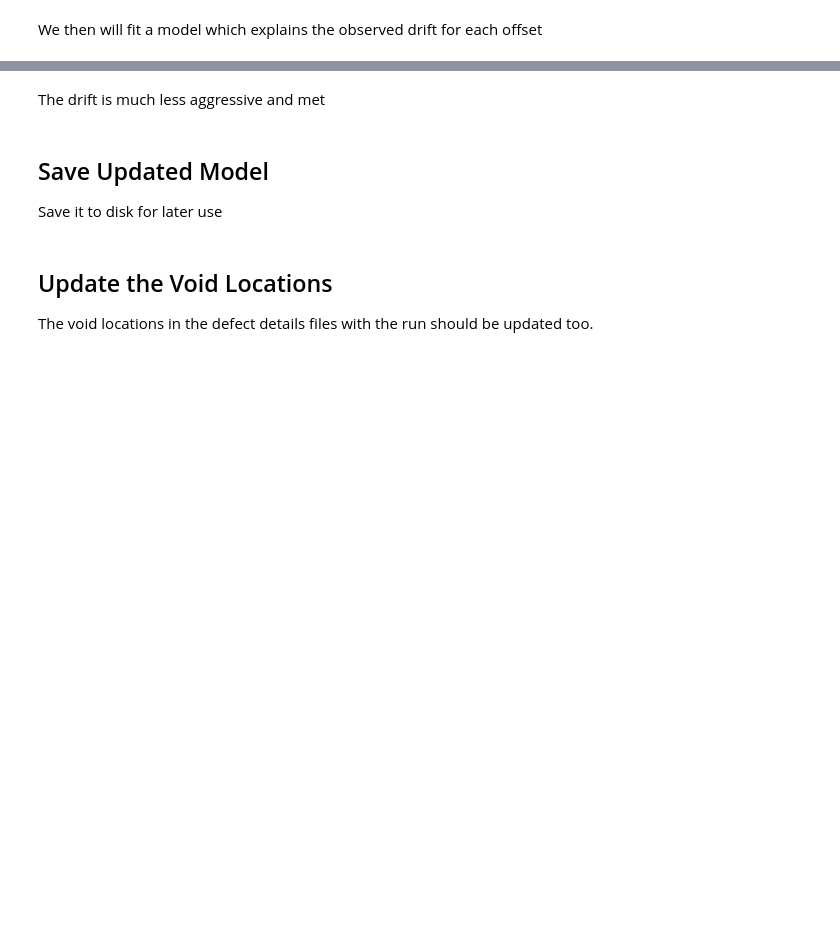
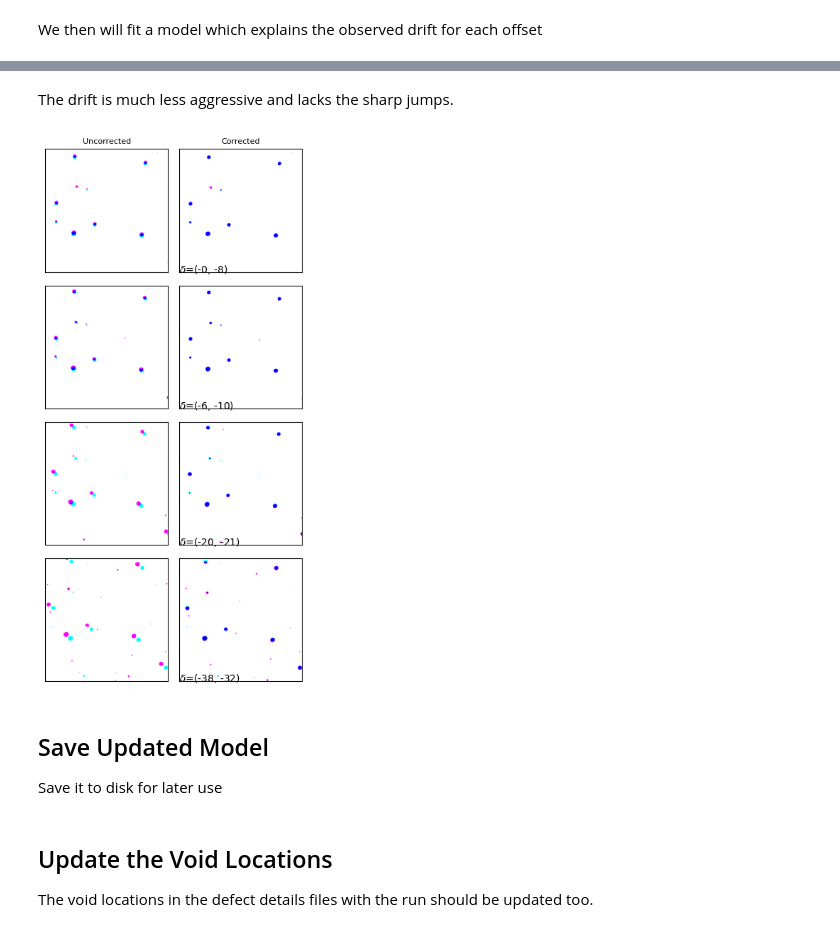
Before and after one commit to ivem-argonne/learning-damage-dynamics, a Jupyter notebook: 0_drift-correction/0_align-with-ffts.ipynb, the cells around one changed output, grey strips where cells are left out. Cells and saved outputs as stored; diff of their text form; code cells hidden in the pictures; blank space fills up the shorter version.

```diff
--- a/0_drift-correction/0_align-with-ffts.ipynb
+++ b/0_drift-correction/0_align-with-ffts.ipynb
@@ -327,5 +326,44 @@ fig.savefig(out_directory / 'figures/drift-from-fft-multi-refrence.png', dpi=320
 # %% [markdown]
-The drift is much less aggressive and met
+The drift is much less aggressive and lacks the sharp jumps.
+# %%
+fig, axxs = plt.subplots(4, 2, figsize=(4, 8))
+
+
+axxs[0, 0].set_title('Uncorrected', fontsize=8)
+axxs[0, 1].set_title('Corrected', fontsize=8)
+
+for axs, (ind_1, ind_2) in zip(axxs, [(30, 60), (60, 120), (120, 240), (240, 480)]):
+    # Load the masks
+    image_1 = imread_fun(images[ind_1])
+    image_2 = imread_fun(images[ind_2])
+
+    # Estimate the relative drift
+    drift = drift_model(ind_2) - drift_model(ind_1)
+
+    for ax in axs:
+        ax.set_yticks(ax.set_xticks([]))
+
+    # Plot the original and new overlapped
+    image = np.zeros((*image_1.shape, 3), dtype=np.uint8) + 255
+    image[:, :, 0] -= image_1
+    image[:, :, 1] -= image_2
+    axs[0].imshow(image)
+
+    # Plot the re-registered images
+    affine = AffineTransform(translation=drift)
+    image_2_shift = np.array(warp(image_2, affine) * 255, dtype=np.uint8)
+    image = np.zeros((*image_1.shape, 3), dtype=np.uint8) + 255
+    image[:, :, 0] -= image_1
+    image[:, :, 1] -= image_2_shift
+    axs[1].imshow(image)
+    axs[1].text(0, 0, f'$\delta$=({drift[0]:.0f}, {drift[1]:.0f})', transform=axs[1].transAxes)
+
+
+
+fig.tight_layout()
+fig.savefig(out_directory / 'figures/drift-correlation-multi-reference.png', dpi=320)
+# %% [output]
+[figure, added]
 # %% [markdown]
 ## Save Updated Model
 Save it to disk for later use
```
Also changed, not shown: parts of 7 cells of this notebook, 4 other files.
